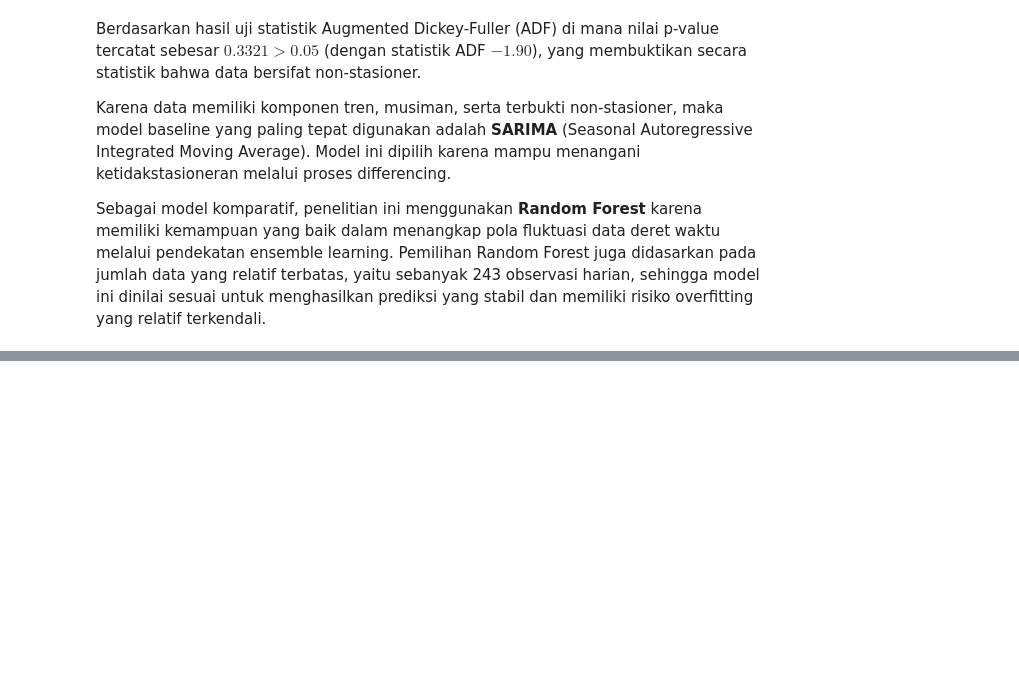
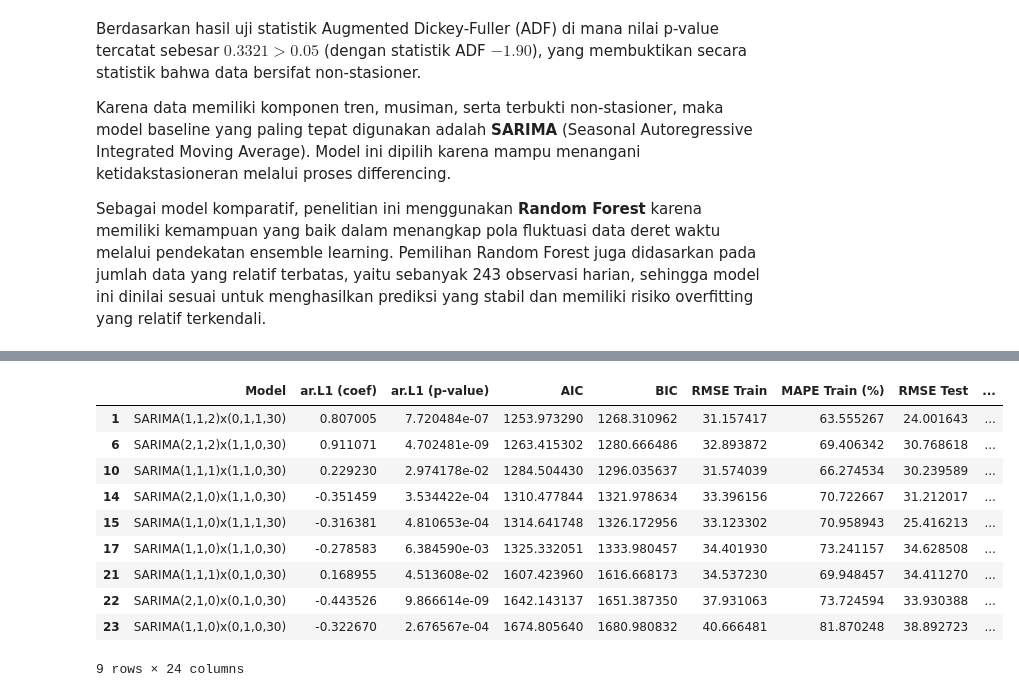
Before and after one commit to LffaZ/blood-donor-deferral-forecasting, a Jupyter notebook: 24083010033_Donor_Forecasting.ipynb, the cells around one changed output, grey strips where cells are left out. Cells and saved outputs as stored; diff of their text form; code cells hidden in the pictures; blank space fills up the shorter version.

```diff
--- a/24083010033_Donor_Forecasting.ipynb
+++ b/24083010033_Donor_Forecasting.ipynb
@@ -94,0 +324,14 @@ Sebagai model komparatif, penelitian ini menggunakan **Random Forest** karena me
+# %%
+df_signifikan.sort_values(by=["AIC", "BIC"], ascending=[True, True])
+# %% [output]
+|  | Model | ar.L1 (coef) | ar.L1 (p-value) | AIC | BIC | RMSE Train | MAPE Train (%) | RMSE Test | ... |
+| 1 | SARIMA(1,1,2)x(0,1,1,30) | 0.807005 | 7.720484e-07 | 1253.973290 | 1268.310962 | 31.157417 | 63.555267 | 24.001643 | ... |
+| 6 | SARIMA(2,1,2)x(1,1,0,30) | 0.911071 | 4.702481e-09 | 1263.415302 | 1280.666486 | 32.893872 | 69.406342 | 30.768618 | ... |
+| 10 | SARIMA(1,1,1)x(1,1,0,30) | 0.229230 | 2.974178e-02 | 1284.504430 | 1296.035637 | 31.574039 | 66.274534 | 30.239589 | ... |
+| 14 | SARIMA(2,1,0)x(1,1,0,30) | -0.351459 | 3.534422e-04 | 1310.477844 | 1321.978634 | 33.396156 | 70.722667 | 31.212017 | ... |
+| 15 | SARIMA(1,1,0)x(1,1,1,30) | -0.316381 | 4.810653e-04 | 1314.641748 | 1326.172956 | 33.123302 | 70.958943 | 25.416213 | ... |
+| 17 | SARIMA(1,1,0)x(1,1,0,30) | -0.278583 | 6.384590e-03 | 1325.332051 | 1333.980457 | 34.401930 | 73.241157 | 34.628508 | ... |
+| 21 | SARIMA(1,1,1)x(0,1,0,30) | 0.168955 | 4.513608e-02 | 1607.423960 | 1616.668173 | 34.537230 | 69.948457 | 34.411270 | ... |
+| 22 | SARIMA(2,1,0)x(0,1,0,30) | -0.443526 | 9.866614e-09 | 1642.143137 | 1651.387350 | 37.931063 | 73.724594 | 33.930388 | ... |
+| 23 | SARIMA(1,1,0)x(0,1,0,30) | -0.322670 | 2.676567e-04 | 1674.805640 | 1680.980832 | 40.666481 | 81.870248 | 38.892723 | ... |
+9 rows × 24 columns
```
Also changed, not shown: parts of 15 cells of this notebook.
